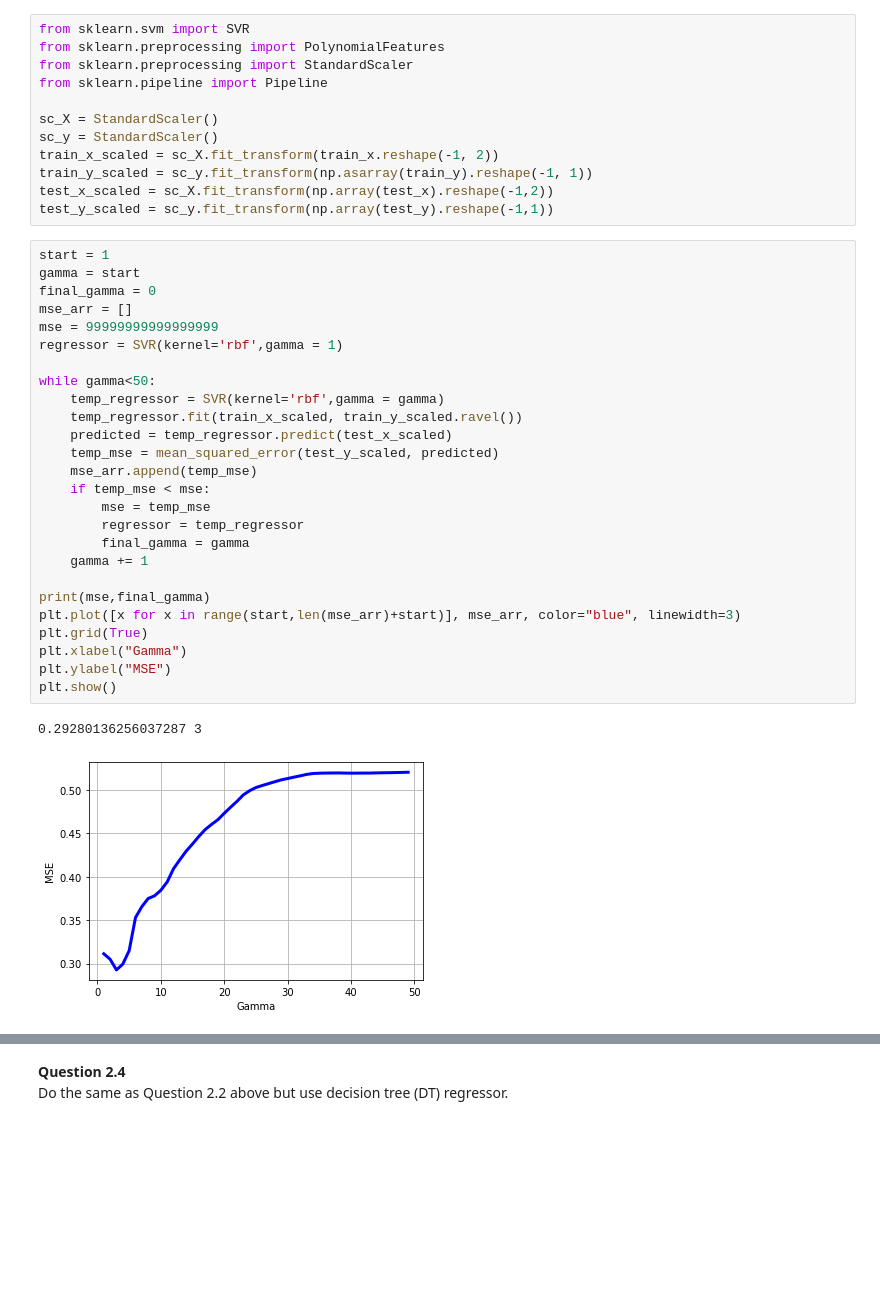
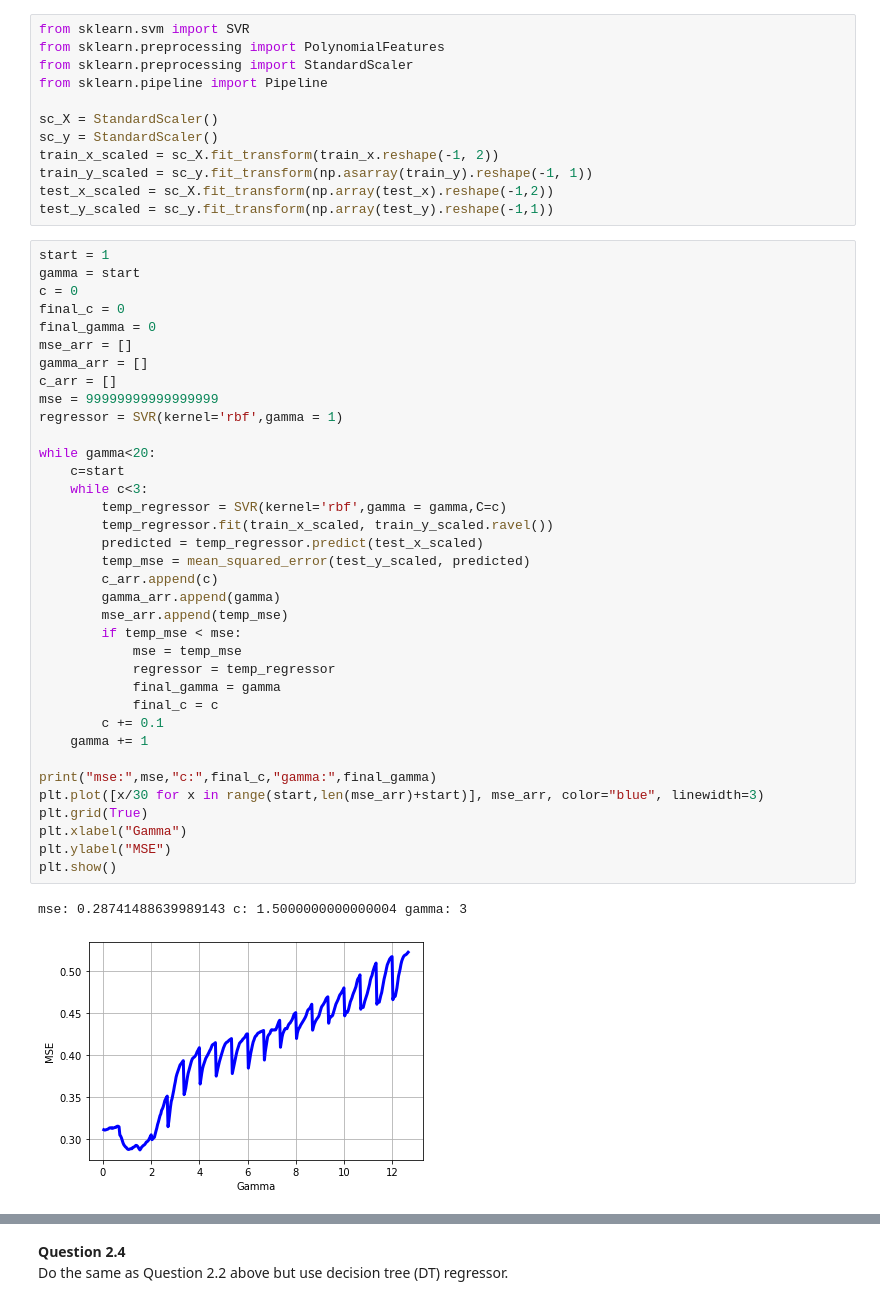
Before and after one commit to EthanWong2212/EE4211_Proj, a Jupyter notebook: part2_day.ipynb, the cells around one changed output, grey strips where cells are left out. Drawn from its saved outputs; the diff is of its cells as text; blank space fills up the shorter version.

```diff
--- a/part2_day.ipynb
+++ b/part2_day.ipynb
@@ -240,29 +240,39 @@ test_y_scaled = sc_y.fit_transform(np.array(test_y).reshape(-1,1))
 # %%
 start = 1
 gamma = start
+c = 0
+final_c = 0
 final_gamma = 0
 mse_arr = []
+gamma_arr = []
+c_arr = []
 mse = 99999999999999999
 regressor = SVR(kernel='rbf',gamma = 1)
 
-while gamma<50:
-    temp_regressor = SVR(kernel='rbf',gamma = gamma)
-    temp_regressor.fit(train_x_scaled, train_y_scaled.ravel())
-    predicted = temp_regressor.predict(test_x_scaled)
-    temp_mse = mean_squared_error(test_y_scaled, predicted)
-    mse_arr.append(temp_mse)
-    if temp_mse < mse:
-        mse = temp_mse
-        regressor = temp_regressor
-        final_gamma = gamma
+while gamma<20:
+    c=start
+    while c<3:
+        temp_regressor = SVR(kernel='rbf',gamma = gamma,C=c)
+        temp_regressor.fit(train_x_scaled, train_y_scaled.ravel())
+        predicted = temp_regressor.predict(test_x_scaled)
+        temp_mse = mean_squared_error(test_y_scaled, predicted)
+        c_arr.append(c)
+        gamma_arr.append(gamma)
+        mse_arr.append(temp_mse)
+        if temp_mse < mse:
+            mse = temp_mse
+            regressor = temp_regressor
+            final_gamma = gamma
+            final_c = c
+        c += 0.1
     gamma += 1
 
-print(mse,final_gamma)
-plt.plot([x for x in range(start,len(mse_arr)+start)], mse_arr, color="blue", linewidth=3)
+print("mse:",mse,"c:",final_c,"gamma:",final_gamma)
+plt.plot([x/30 for x in range(start,len(mse_arr)+start)], mse_arr, color="blue", linewidth=3)
 plt.grid(True)
 plt.xlabel("Gamma")
 plt.ylabel("MSE")
 plt.show()
 # %% [output]
-0.29280136256037287 3
+mse: 0.28741488639989143 c: 1.5000000000000004 gamma: 3
-[figure, old version]
+[figure, new version]
```
Also changed, not shown: parts of 2 cells of this notebook.
